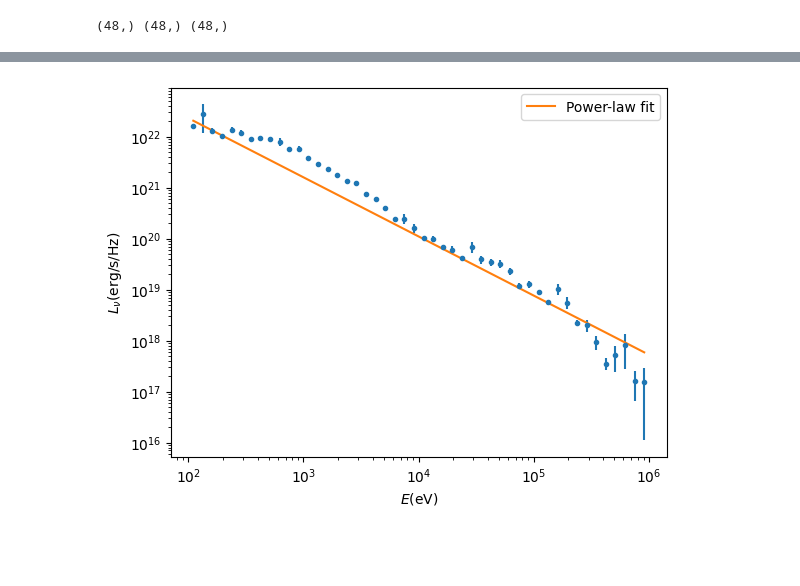
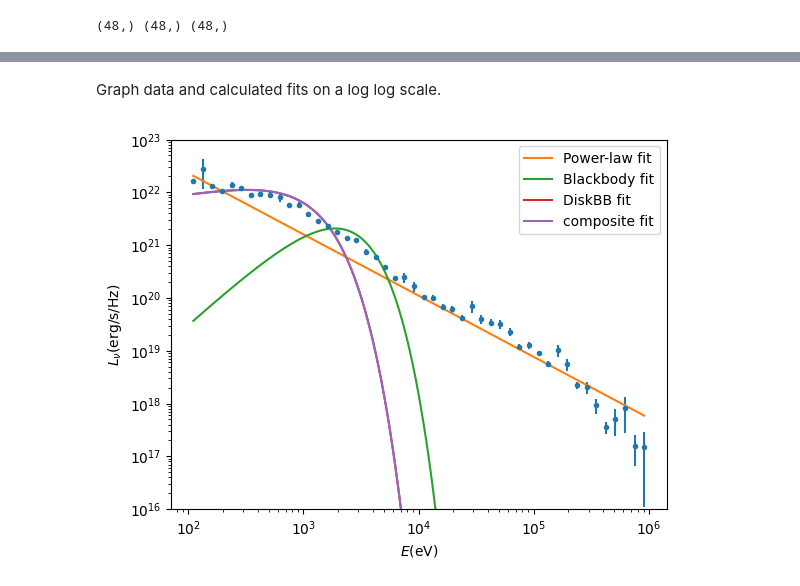
Before and after one commit to jez2sk/astr4460_final_prject, a Jupyter notebook: final_project.ipynb, the cells around one changed output, grey strips where cells are left out. Cells and saved outputs as stored; diff of their text form; code cells hidden in the pictures; blank space fills up the shorter version.

```diff
--- a/final_project.ipynb
+++ b/final_project.ipynb
@@ -58,0 +137,18 @@ def pow(x, y, yerr):
+# %%
+A_pow_true = 1e29
+alpha_true = 2.0
+
+A_bb_true = 1e20
+Tin_true = 500
+Tout_true = 50
+# %%
+x = np.logspace(2, 4, 100)
+
+y_true = comp(x, A_pow_true, alpha_true, A_bb_true, Tin_true, Tout_true)
+
+rng = np.random.default_rng(42)
+frac_noise = 0.1
+yerr = frac_noise * y_true
+noise = rng.normal(0, yerr)
+
+y_fake = y_true + noise
@@ -59,3 +221,7 @@ def pow(x, y, yerr):
 # %%
-A_fit, A_err, alpha_fit, alpha_err = pow(x,y,yerr)
+A_pow_fit, A_pow_err, alpha_fit, alpha_err = pow(x,y,yerr)
+A_bb_fit, A_bb_err, T_fit, T_err = bb(x, y, yerr)
+A, Aerr, Tin, Tinerr, Tout, Touterr = diskbb(x, y, yerr)
+A_pow_fit_comp, A_pow_err_comp, alpha_fit_comp, alpha_err_comp, A_bb_fit_comp, A_bb_err_comp, Tin_fit_comp, Tin_err_comp, Tout_fit_comp, Tout_err_comp = composite(x,y,yerr)
+#A_pow_fit_comp, A_pow_err_comp, alpha_fit_comp, alpha_err_comp, A_bb_fit_comp, A_bb_err_comp, T_fit_comp, T_err_comp = composite_bb(x,y,yerr)
 # %% [output]
@@ -64,15 +254,23 @@ alpha = 1.160 ± 0.005
-# %%
-plt.errorbar(x, y, yerr=yerr, fmt='o', markersize=3)
-
-xfit = np.logspace(np.log10(x.min()), np.log10(x.max()), 500)
-plt.plot(xfit, power_law(xfit, A_fit, alpha_fit), label='Power-law fit')
-
-plt.xscale("log")
-plt.yscale("log")
-plt.xlabel(r"$E {\rm (eV)}$")
-plt.ylabel(r"$L_\nu {\rm (erg/s/Hz)}$")
-plt.legend()
-
-plt.show()
-# %% [output]
-[figure, removed]
+# %% [markdown]
+Graph data and calculated fits on a log log scale.
+# %%
+plt.errorbar(x, y, yerr=yerr, fmt='o', markersize=3)
+
+xfit = np.logspace(np.log10(x.min()), np.log10(x.max()), 500)
+plt.plot(xfit, power_law(xfit, A_pow_fit, alpha_fit), label='Power-law fit')
+plt.plot(xfit, blackbody(xfit, A_bb_fit, T_fit), label='Blackbody fit')
+plt.plot(xfit, diskbb_model(xfit, A, Tin, Tout), label='DiskBB fit')
+plt.plot(xfit, comp(xfit, A_pow_fit_comp, alpha_fit_comp, A_bb_fit_comp, Tin_fit_comp, Tout_fit_comp), label='composite fit')
+#plt.plot(xfit, comp_bb(xfit, A_pow_fit_comp, alpha_fit_comp, A_bb_fit_comp, T_fit_comp), label='composite fit')
+
+
+plt.xscale("log")
+plt.yscale("log")
+plt.xlabel(r"$E {\rm (eV)}$")
+plt.ylabel(r"$L_\nu {\rm (erg/s/Hz)}$")
+plt.ylim(1e16, 1e23)
+plt.legend()
+
+plt.show()
+# %% [output]
+[figure, added]
```
Also changed, not shown: parts of 16 cells of this notebook.
